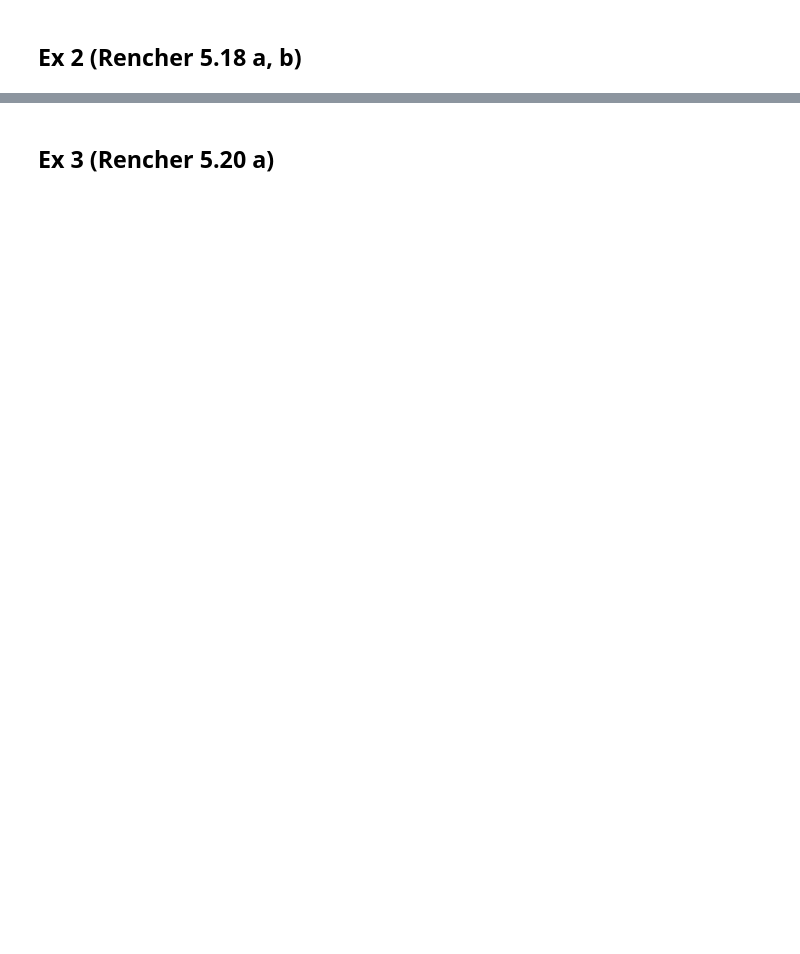
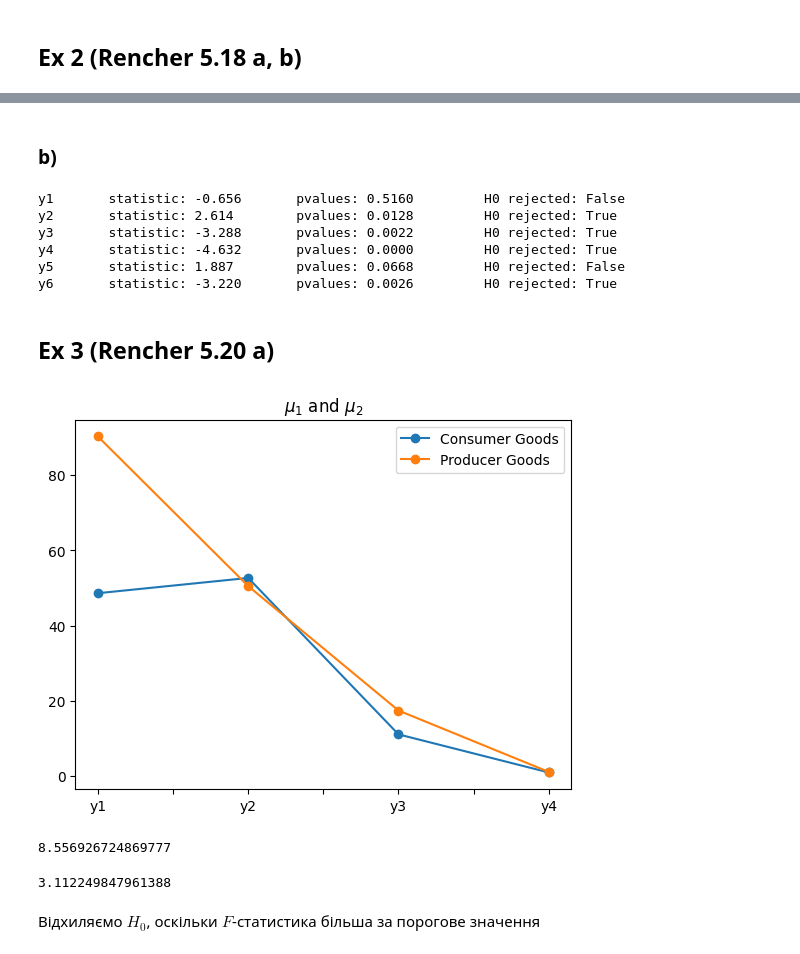
Before and after one commit to EvgeniyAzarov/statistics-course, a Jupyter notebook: multivariate-statistics/hw1.ipynb, the cells around one changed output, grey strips where cells are left out. Saved outputs shown, nothing was run; the diff lists cells and outputs as text; code cells hidden in the pictures; blank space fills up the shorter version.

```diff
--- a/multivariate-statistics/hw1.ipynb
+++ b/multivariate-statistics/hw1.ipynb
@@ -141,2 +183,29 @@ plt.show()
+# %% [markdown]
+### b)
+# %%
+for col in df1.columns:
+    res = sci.stats.ttest_ind(df1[col], df2[col], equal_var=True)
+    print(f"{col}\t statistic: {res.statistic:.3f}\t pvalues: {res.pvalue:.4f}\t H0 rejected: {bool(res.pvalue < 0.05)}")
+# %% [output]
+y1       statistic: -0.656       pvalues: 0.5160         H0 rejected: False
+y2       statistic: 2.614        pvalues: 0.0128         H0 rejected: True
+y3       statistic: -3.288       pvalues: 0.0022         H0 rejected: True
+y4       statistic: -4.632       pvalues: 0.0000         H0 rejected: True
+y5       statistic: 1.887        pvalues: 0.0668         H0 rejected: False
+y6       statistic: -3.220       pvalues: 0.0026         H0 rejected: True
 # %% [markdown]
 ## Ex 3 (Rencher 5.20 a)
+# %%
+cols = ["group"] + [f"y{i+1}" for i in range(4)]
+df = pd.read_table("data/T5_8_GOODS.DAT", header=None, sep="\s+", names=cols)
+# %%
+df1 = df[df.group == 1].drop(columns=['group'])
+df2 = df[df.group == 2].drop(columns=['group'])
+# %%
+df1.mean().plot(marker='o', label='Consumer Goods')
+df2.mean().plot(marker='o', label='Producer Goods')
+plt.legend()
+plt.title(r"$\mu_1$ and $\mu_2$")
+plt.show()
+# %% [output]
+[figure, added]
@@ -142,0 +215,15 @@ plt.show()
+# %%
+mu1, mu2 = df1.mean(), df2.mean()
+sig1, sig2 = df1.cov(), df2.cov()
+spl = (sig1 * (n1 - 1) + sig2 * (n2 - 1)) / (n1 + n2 - 2)
+T2 = (n1 * n2) / (n1 + n2) * np.sqrt(mu1.T @ np.linalg.inv(spl) @ mu2)
+F = T2 * (n1 + n2 - p - 1) / (p * (n1 + n2 - 2))
+F
+# %% [output]
+8.556926724869777
+# %%
+sci.stats.f.ppf(0.95, p, n1+n2-p-1)
+# %% [output]
+3.112249847961388
+# %% [markdown]
+Відхиляємо $H_0$, оскільки $F$-статистика більша за порогове значення
```
Also changed, not shown: parts of 11 cells of this notebook.
